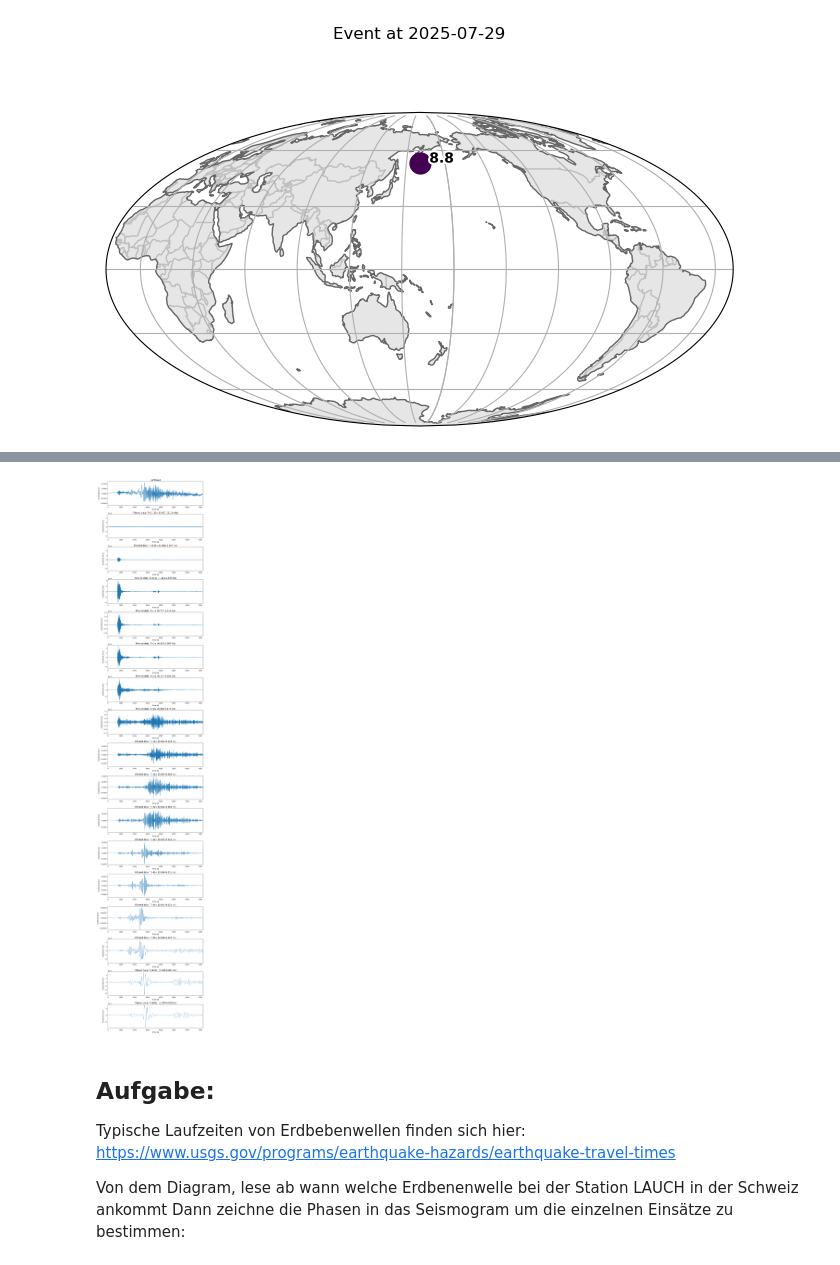
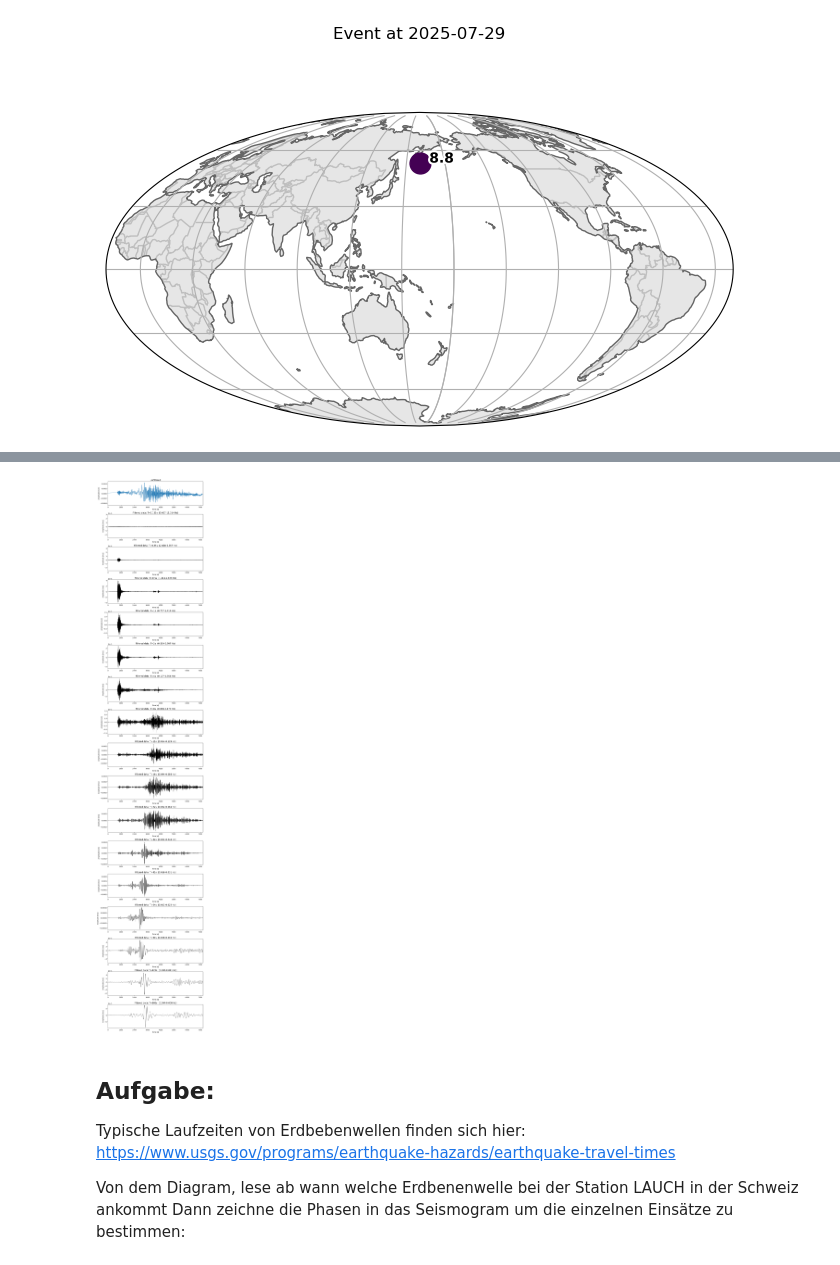
Before and after one commit to niko-d/test_setup, a Jupyter notebook: notebooks/ErdbebenDaten.ipynb, the cells around one changed output, grey strips where cells are left out. Drawn from its saved outputs; the diff is of its cells as text; code cells hidden in the pictures.

```diff
--- a/notebooks/ErdbebenDaten.ipynb
+++ b/notebooks/ErdbebenDaten.ipynb
@@ -321,35 +325,35 @@ axes[0].set_title("Unfiltered", fontsize=14)
 
 # und nun filtern wir die Daten in verschiedene Frequenzbänder und plotten sie
 for i, T in enumerate(periods,start=1):
 
     f_c = 1.0 / T  # central frequency
     fmin = f_c / np.sqrt(2) # lower cutoff frequency
     fmax = f_c * np.sqrt(2) # higher cutoff frequency
 
     st_band = stream_filt.copy()
     st_band.filter("bandpass", freqmin=fmin, freqmax=fmax,
                    corners=4)
     st_band.trim(start_time, start_time + 3*3600)
 
     tr = st_band[0]  # assuming one trace in stream
     t = np.arange(tr.stats.npts) / tr.stats.sampling_rate
-    axes[i].plot(t, tr.data, lw=0.7)
+    axes[i].plot(t, tr.data, lw=0.7,color="k")
     axes[i].set_title(f"Filtered data: T={T}s  ({fmin:.3f}-{fmax:.3f} Hz)", fontsize=14)
 
 
 for j in range(i + 1, len(axes)):
     fig.delaxes(axes[j])
 
 for ax in axes:
 
     ax.set_xlim(t[0],t[-1])
     ax.set_xlabel("Time [s]")
     ax.set_ylabel("Amplitude [m/s]")
 
 plt.tight_layout()
 plt.show()
 # %% [output]
-[figure, old version]
+[figure, new version]
 # %% [markdown]
 ## Aufgabe:
 Typische Laufzeiten von Erdbebenwellen finden sich hier: https://www.usgs.gov/programs/earthquake-hazards/earthquake-travel-times
```
Also changed, not shown: parts of 2 cells of this notebook.
